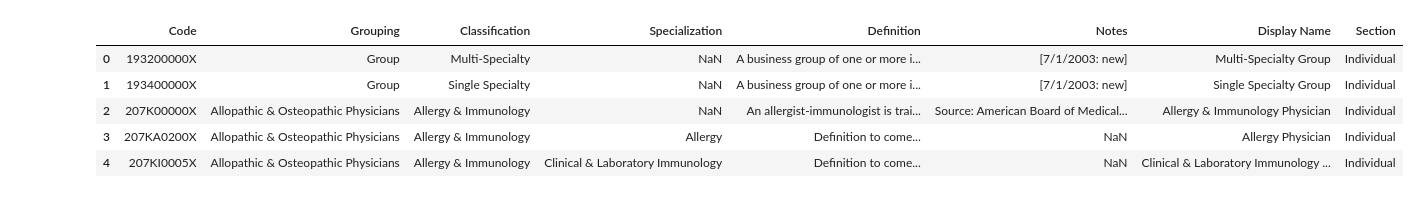
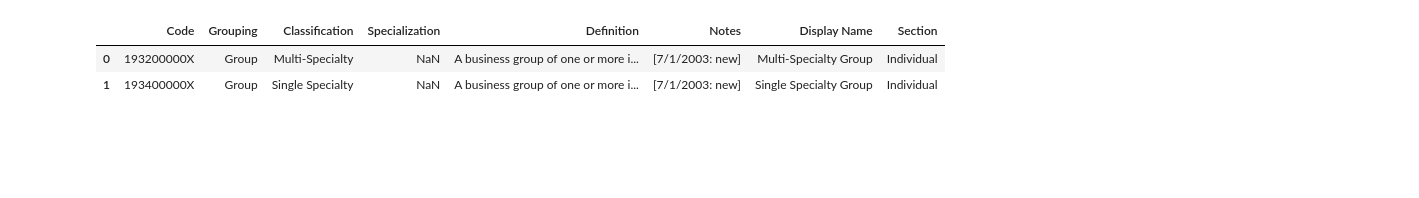
Before and after one commit to nss-data-science-cohort-5/hop_team-lincoln-lagers, a Jupyter notebook: hop.ipynb, the cells around one changed output. Cells and saved outputs as stored; diff of their text form; code cells hidden in the pictures; blank space fills up the shorter version.

```diff
--- a/hop.ipynb
+++ b/hop.ipynb
@@ -3,3 +1,9 @@ import pandas as pd
+# %%
+import pandas as pd
+import sqlite3
+from tqdm.notebook import tqdm
+pd.set_option('display.max_rows', 500)
+pd.set_option('display.max_columns', 500)
 # %%
 DocGraph = pd.read_csv('./data/DocGraph/DocGraph_Hop_Teaming_2018.csv', nrows = 100)
 # %%
@@ -68,9 +39,6 @@ Index(['NPI', 'Endpoint Type', 'Endpoint Type Description', 'Endpoint',
 # %%
-taxonomy.head()
+taxonomy.head(2)
 # %% [output]
 |  | Code | Grouping | Classification | Specialization | Definition | Notes | Display Name | Section |
 | 0 | 193200000X | Group | Multi-Specialty | NaN | A business group of one or more i... | [7/1/2003: new] | Multi-Specialty Group | Individual |
 | 1 | 193400000X | Group | Single Specialty | NaN | A business group of one or more i... | [7/1/2003: new] | Single Specialty Group | Individual |
-| 2 | 207K00000X | Allopathic & Osteopathic Physicians | Allergy & Immunology | NaN | An allergist-immunologist is trai... | Source: American Board of Medical... | Allergy & Immunology Physician | Individual |
-| 3 | 207KA0200X | Allopathic & Osteopathic Physicians | Allergy & Immunology | Allergy | Definition to come... | NaN | Allergy Physician | Individual |
-| 4 | 207KI0005X | Allopathic & Osteopathic Physicians | Allergy & Immunology | Clinical & Laboratory Immunology | Definition to come... | NaN | Clinical & Laboratory Immunology ... | Individual |
```
Also changed, not shown: parts of 7 cells of this notebook.
